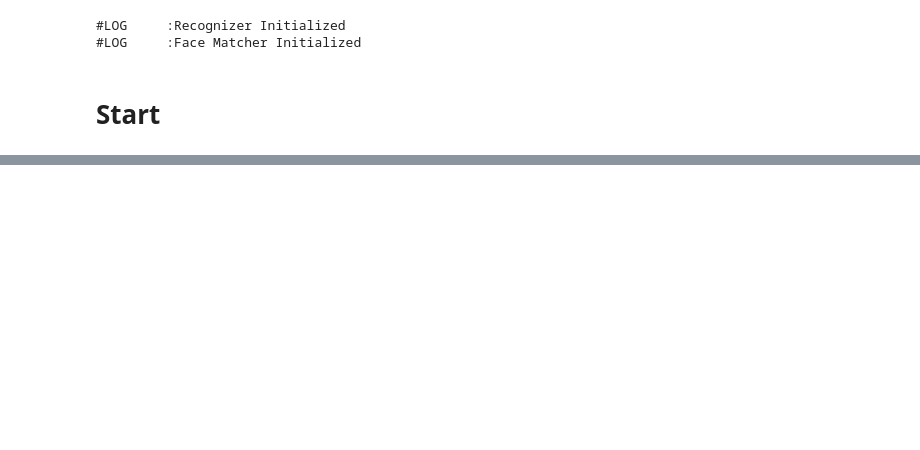
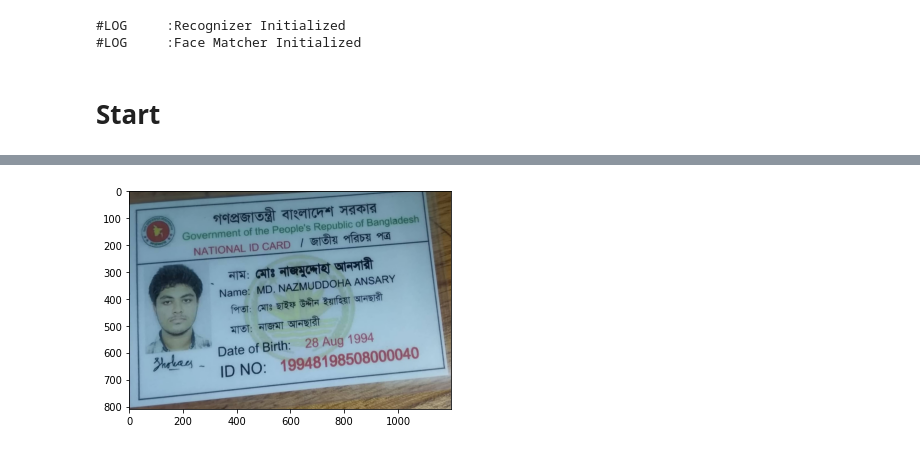
Before and after one commit to mnansary/apsis-nid-ocr, a Jupyter notebook: demo_ocr.ipynb, the cells around one changed output, grey strips where cells are left out. Drawn from its saved outputs; the diff is of its cells as text; code cells hidden in the pictures; blank space fills up the shorter version.

```diff
--- a/demo_ocr.ipynb
+++ b/demo_ocr.ipynb
@@ -77,3 +51,0 @@ mod=Extractor("models/segment.h5")
-# %%
-itype,img=mod.process("tests/nid1.jpg")
-itype
@@ -111,0 +52,20 @@ org=four_point_transform(org,form)
+# %%
+card_type,img=ocr.extractor.process(img)
+plt.imshow(img)
+plt.show()
+
+if card_type=="nid":
+    src=card.nid.front
+    two_step_recog=True
+else:
+    src=card.smart.front
+    two_step_recog=False
+
+# face and sign
+img=cv2.resize(img,(card.width,card.height))
+
+# boxes
+text_boxes=ocr.detect_boxes(img)
+box_dict,df=ocr.process_boxes(text_boxes,src.box_dict)
+# %% [output]
+[figure, added]
```
Also changed, not shown: parts of 12 cells of this notebook, 7 other files.
